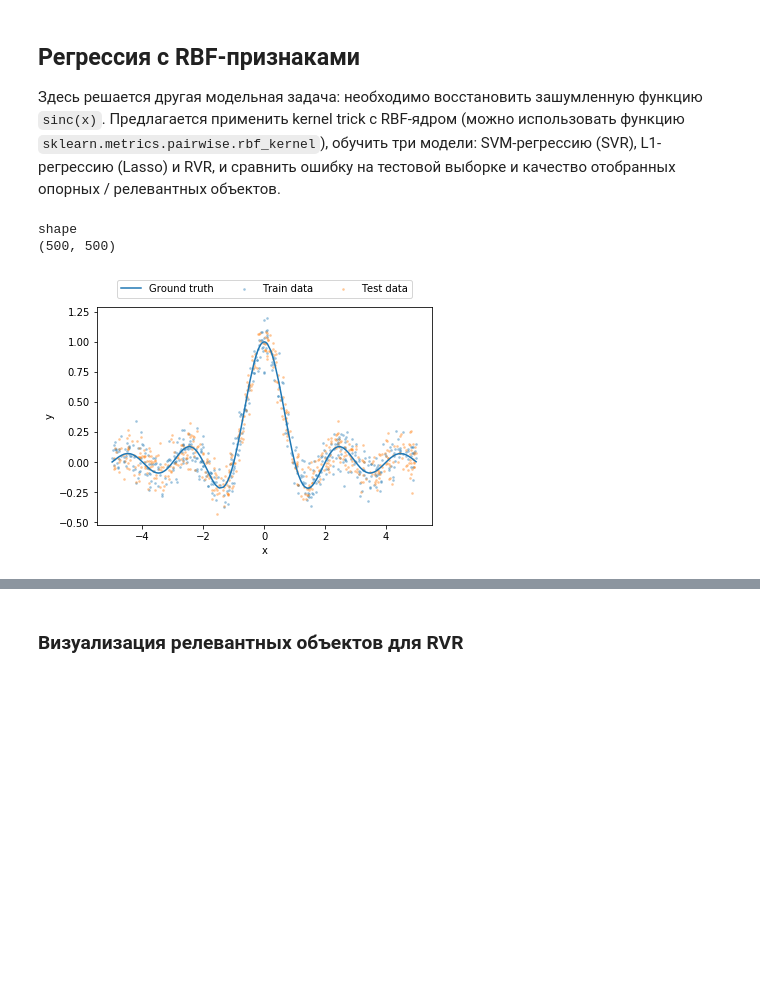
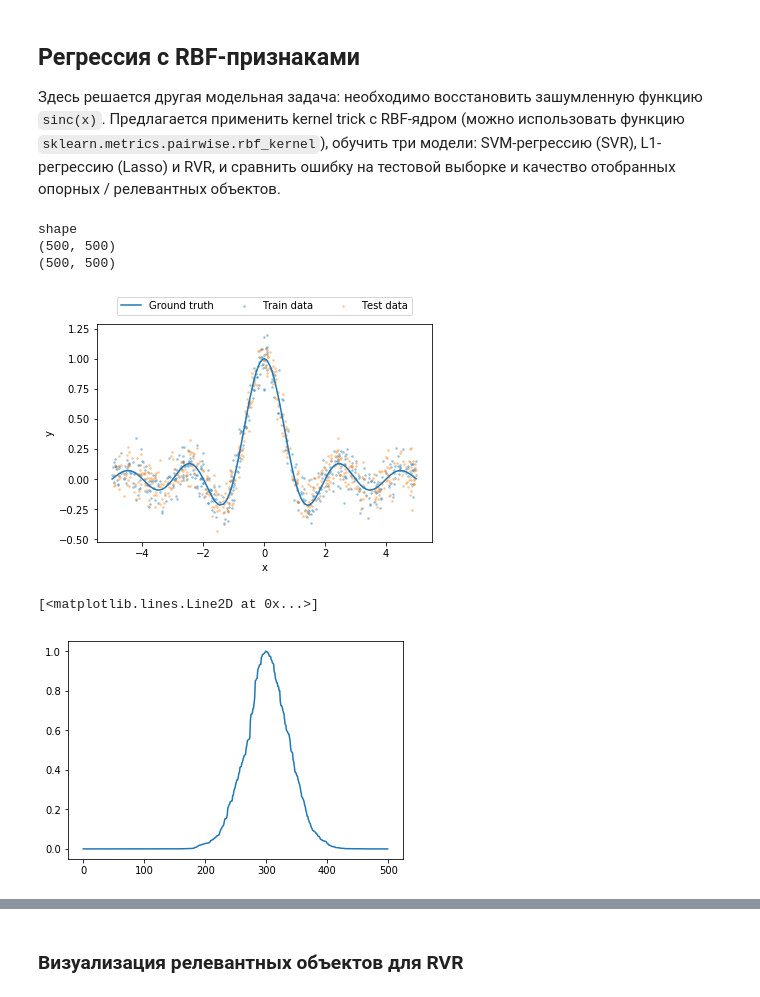
Before and after one commit to PKoshkin/DAS_bayes, a Jupyter notebook: task_2/Relevance_Vector_Regression.ipynb, the cells around one changed output, grey strips where cells are left out. Drawn from its saved outputs; the diff is of its cells as text; code cells hidden in the pictures; blank space fills up the shorter version.

```diff
--- a/task_2/Relevance_Vector_Regression.ipynb
+++ b/task_2/Relevance_Vector_Regression.ipynb
@@ -216,7 +265,7 @@ def gen_batch(n, beta):
     return points, t
 
 n = 500
-d = n + 1
+d = 10
 beta_true = 100
 
 points_train, t_train = gen_batch(n, beta_true)
@@ -226,11 +275,25 @@ points_test, t_test = gen_batch(n, beta_true)
 def extend(array):
     return np.reshape(array, [-1, 1])
 
-X_train = rbf_kernel(extend(points_train), extend(t_train)) # YOUR CODE GOES HERE
-X_test = rbf_kernel(extend(points_test), extend(t_test)) # YOUR CODE GOES HERE
+
+#def gen_batch(n, w, beta):
+#    d = len(w)
+#    X = np.random.uniform(-10, 10, (n, 1))
+#    X = np.sort(X, axis=0)
+#    X = np.hstack([X ** i for i in range(d)])
+#    t = X.dot(w) + np.random.normal(size=n) / beta ** 0.5
+#    return X, t
+
+
+def make_X(points, t):
+    return rbf_kernel(extend(points), extend(points))
+
+X_train = make_X(points_train, t_train)
+X_test = make_X(points_test, t_test)
 
 print("shape")
 print(np.shape(X_train))
+print(np.shape(X_test))
 
 # Constant feature
 X_train = np.hstack((np.ones((n, 1)), X_train))
@@ -248,7 +311,13 @@ plt.show()
 # %% [output]
 shape
 (500, 500)
+(500, 500)
 [figure]
+# %%
+plt.plot(X_train[:,300])
+# %% [output]
+[<matplotlib.lines.Line2D at 0x...>]
+[figure, added]
 # %%
 # Relevance Vector Regression
 w_rvr, sigma_rvr, alpha_rvr, beta_rvr = fit_rvr(X_train, t_train, max_iter=30000)
```
Also changed, not shown: parts of 4 cells of this notebook.
